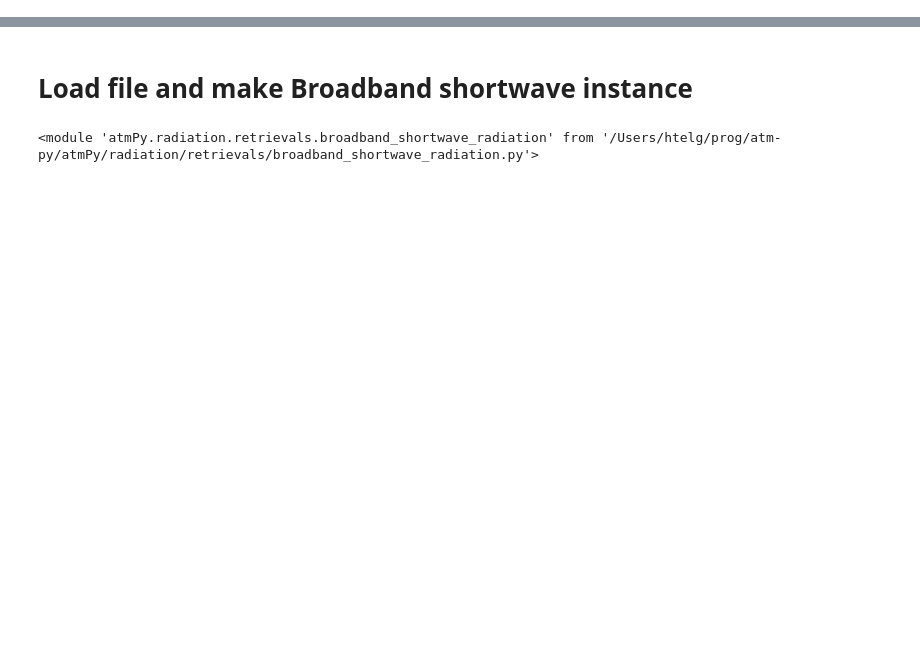
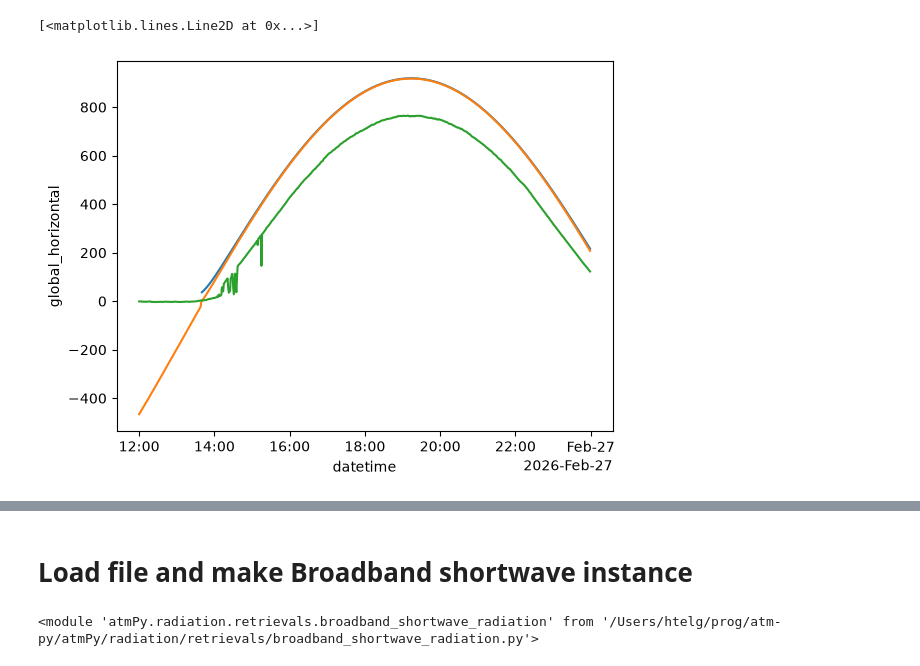
Before and after one commit to hagne/atm-py, a Jupyter notebook: examples/radiation/radflux/radflux.ipynb, the cells around one changed output, grey strips where cells are left out. Cells and saved outputs as stored; diff of their text form; code cells hidden in the pictures; blank space fills up the shorter version.

```diff
--- a/examples/radiation/radflux/radflux.ipynb
+++ b/examples/radiation/radflux/radflux.ipynb
@@ -0,0 +120,8 @@
+# %%
+f,a= plt.subplots()
+I_t.plot(ax = a)
+I_ta.plot(ax = a)
+self.dataset.global_horizontal.plot(ax = a)
+# %% [output]
+[<matplotlib.lines.Line2D at 0x...>]
+[figure, added]
```
Also changed, not shown: parts of 29 cells of this notebook, 4 other files.
